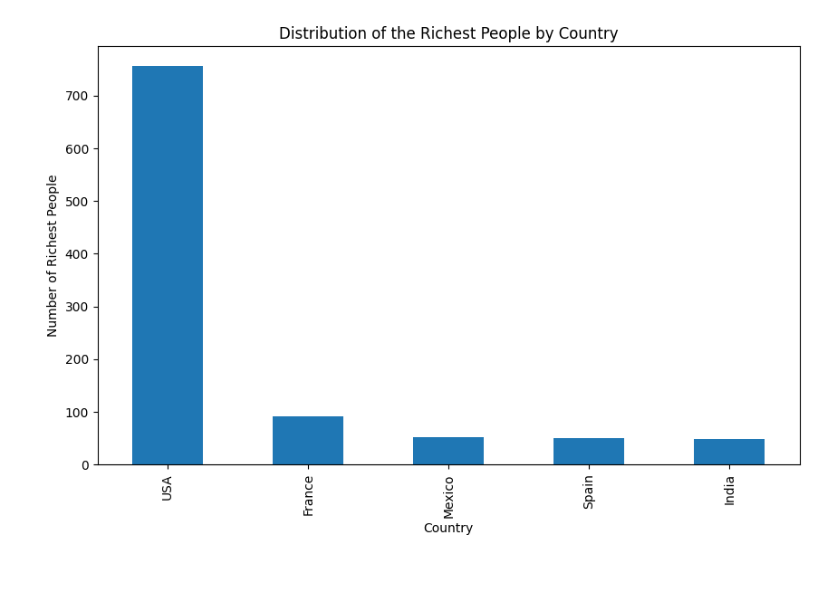
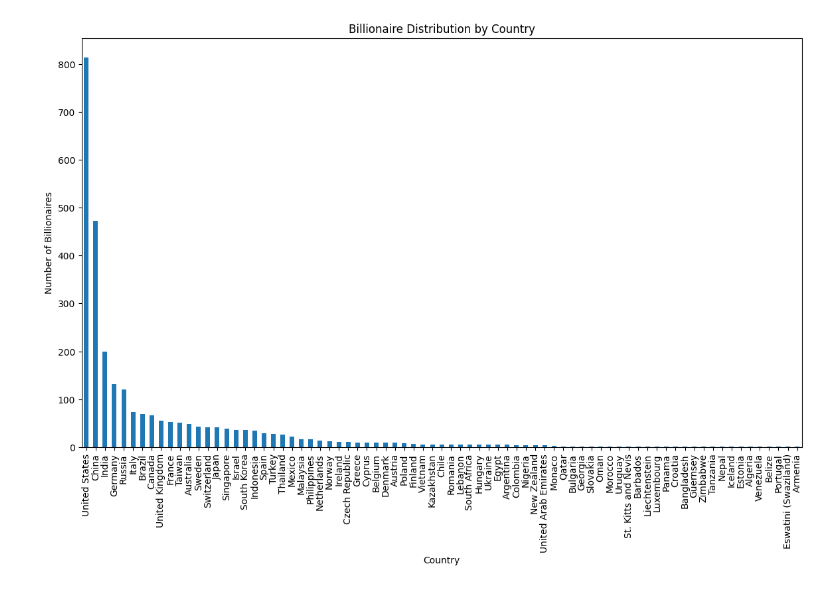
Before and after one commit to YUHA0JIANG/data, a Jupyter notebook: My data.ipynb, the cells around one changed output. Saved outputs shown, nothing was run; the diff lists cells and outputs as text; code cells hidden in the pictures.

```diff
--- a/My data.ipynb
+++ b/My data.ipynb
@@ -11,6 +12,6 @@ plt.rcParams["figure.figsize"] = (10, 5)
 saved_style_state = matplotlib.rcParams.copy()  # give us a style state to go back to
 # %%
 print(os.listdir('.'))
-file_path = '1000_richest_people_in_the_world.csv'
+file_path = '/Users/jiangyuhao/CODE1161/data/billionaires_2024.csv'
 data = pd.read_csv(file_path)
 # %% [output]
@@ -38,0 +66,6 @@ country_distribution = data['Country'].value_counts()
+# %%
+# 填补 age 列的缺失值为平均值
+data['age'].fillna(data['age'].mean(), inplace=True)
+
+# 检查结果
+print(data['age'].isnull().sum())
@@ -38,0 +78,6 @@ country_distribution = data['Country'].value_counts()
+# %%
+# 删除 organization_name 和 position_in_organization 列
+data = data.drop(columns=['organization_name', 'position_in_organization'])
+
+# 再次检查数据的信息
+print(data.info())
@@ -38,0 +102,14 @@ country_distribution = data['Country'].value_counts()
+# %%
+# 将 "Hong Kong" 替换为 "China"
+data['country_of_citizenship'] = data['country_of_citizenship'].replace(['Hong Kong', 'Hong Kong, China'], 'China')
+
+# 再次统计每个国家的亿万富翁数量
+country_count_updated = data['country_of_citizenship'].value_counts()
+
+# 可视化更新后的国家的亿万富翁分布（前10个国家）
+plt.figure(figsize=(12, 8))
+country_count_updated.head(10).plot(kind='bar')
+plt.title('Top 10 Countries by Number of Billionaires (Updated)')
+plt.xlabel('Country')
+plt.ylabel('Number of Billionaires')
+plt.show()
@@ -39,9 +118,15 @@ country_distribution = data['Country'].value_counts()
 # %%
-plt.figure(figsize=(10, 6))
-country_distribution.plot(kind='bar')
-plt.title('Distribution of the Richest People by Country')
+# 统计每个国家的亿万富翁数量
+country_count = data['country_of_citizenship'].value_counts()
+
+
+
+# 可视化国家的亿万富翁分布（所有国家）
+plt.figure(figsize=(14, 8))
+country_count.plot(kind='bar')
+plt.title('Billionaire Distribution by Country')
 plt.xlabel('Country')
-plt.ylabel('Number of Richest People')
+plt.ylabel('Number of Billionaires')
 plt.show()
 # %% [output]
-[figure, old version]
+[figure, new version]
```
Also changed, not shown: parts of 19 cells of this notebook, 12 other files.
